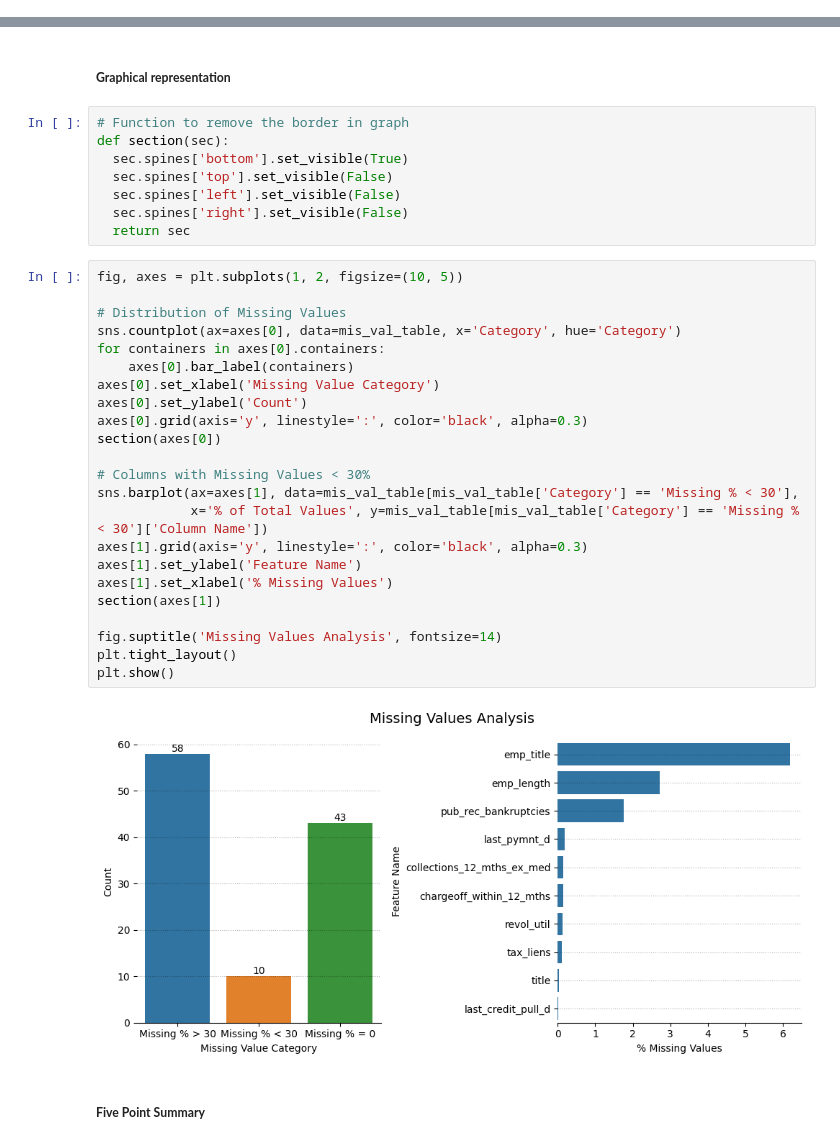
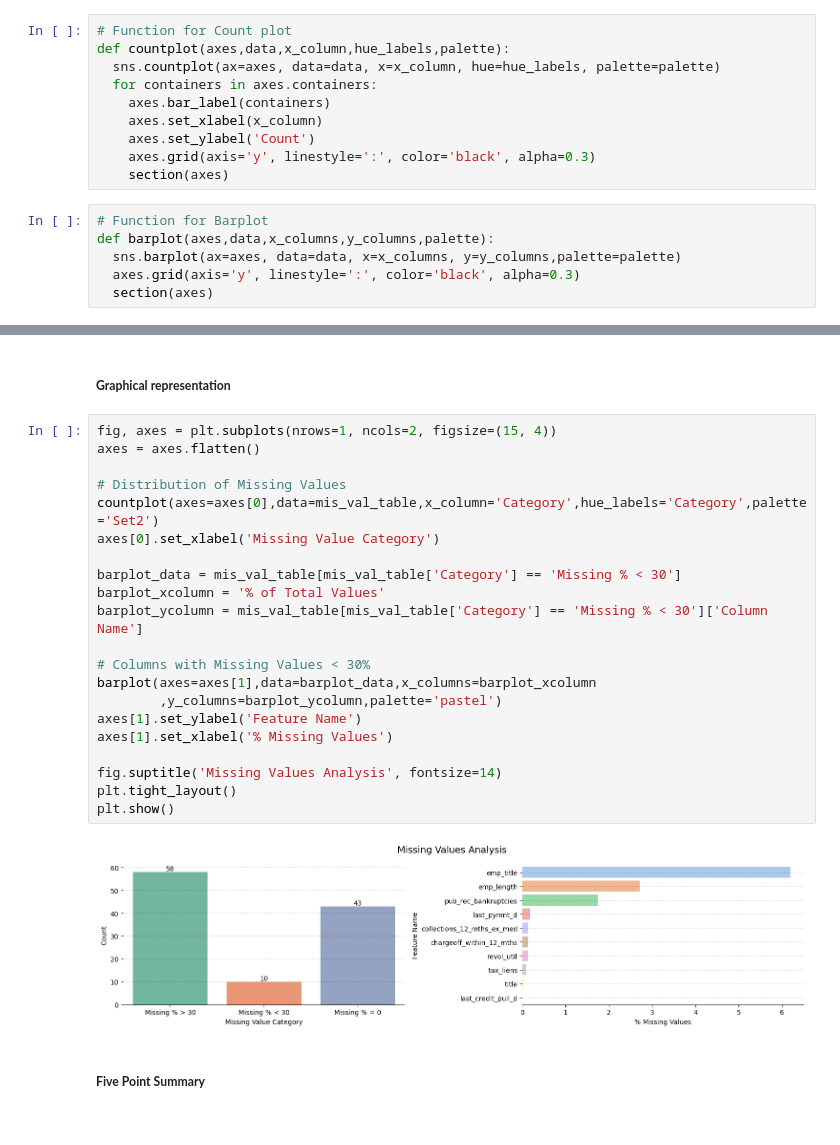
Before and after one commit to Theveetha/LendingClub_EDA_CaseStudy, a Jupyter notebook: LendingClub_EDA.ipynb, the cells around one changed output, grey strips where cells are left out. Saved outputs shown, nothing was run; the diff lists cells and outputs as text.

```diff
--- a/LendingClub_EDA.ipynb
+++ b/LendingClub_EDA.ipynb
@@ -51,0 +85,16 @@ data.head()
+# %%
+# Function for Count plot
+def countplot(axes,data,x_column,hue_labels,palette):
+  sns.countplot(ax=axes, data=data, x=x_column, hue=hue_labels, palette=palette)
+  for containers in axes.containers:
+    axes.bar_label(containers)
+    axes.set_xlabel(x_column)
+    axes.set_ylabel('Count')
+    axes.grid(axis='y', linestyle=':', color='black', alpha=0.3)
+    section(axes)
+# %%
+# Function for Barplot
+def barplot(axes,data,x_columns,y_columns,palette):
+  sns.barplot(ax=axes, data=data, x=x_columns, y=y_columns,palette=palette)
+  axes.grid(axis='y', linestyle=':', color='black', alpha=0.3)
+  section(axes)
@@ -224,39 +298,29 @@ mis_val_lt30
 | 67 | last_credit_pull_d | 2 | 0.01 | Missing % < 30 | object |
 # %% [markdown]
 ##### **Graphical representation**
-# %%
-# Function to remove the border in graph
-def section(sec):
-  sec.spines['bottom'].set_visible(True)
-  sec.spines['top'].set_visible(False)
-  sec.spines['left'].set_visible(False)
-  sec.spines['right'].set_visible(False)
-  return sec
 # %%
-fig, axes = plt.subplots(1, 2, figsize=(10, 5))
+fig, axes = plt.subplots(nrows=1, ncols=2, figsize=(15, 4))
+axes = axes.flatten()
 
 # Distribution of Missing Values
-sns.countplot(ax=axes[0], data=mis_val_table, x='Category', hue='Category')
-for containers in axes[0].containers:
-    axes[0].bar_label(containers)
+countplot(axes=axes[0],data=mis_val_table,x_column='Category',hue_labels='Category',palette='Set2')
 axes[0].set_xlabel('Missing Value Category')
-axes[0].set_ylabel('Count')
-axes[0].grid(axis='y', linestyle=':', color='black', alpha=0.3)
-section(axes[0])
+
+barplot_data = mis_val_table[mis_val_table['Category'] == 'Missing % < 30']
+barplot_xcolumn = '% of Total Values'
+barplot_ycolumn = mis_val_table[mis_val_table['Category'] == 'Missing % < 30']['Column Name']
 
 # Columns with Missing Values < 30%
-sns.barplot(ax=axes[1], data=mis_val_table[mis_val_table['Category'] == 'Missing % < 30'],
-            x='% of Total Values', y=mis_val_table[mis_val_table['Category'] == 'Missing % < 30']['Column Name'])
-axes[1].grid(axis='y', linestyle=':', color='black', alpha=0.3)
+barplot(axes=axes[1],data=barplot_data,x_columns=barplot_xcolumn
+        ,y_columns=barplot_ycolumn,palette='pastel')
 axes[1].set_ylabel('Feature Name')
 axes[1].set_xlabel('% Missing Values')
-section(axes[1])
 
 fig.suptitle('Missing Values Analysis', fontsize=14)
 plt.tight_layout()
 plt.show()
 # %% [output]
-[figure, old version]
+[figure, new version]
 # %% [markdown]
 ##### **Five Point Summary**
 # %%
```
Also changed, not shown: parts of 49 cells of this notebook.
